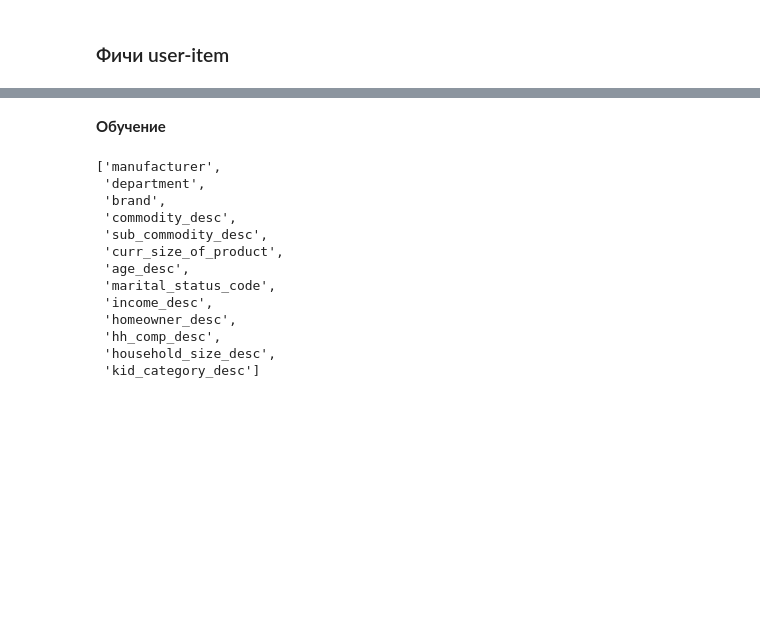
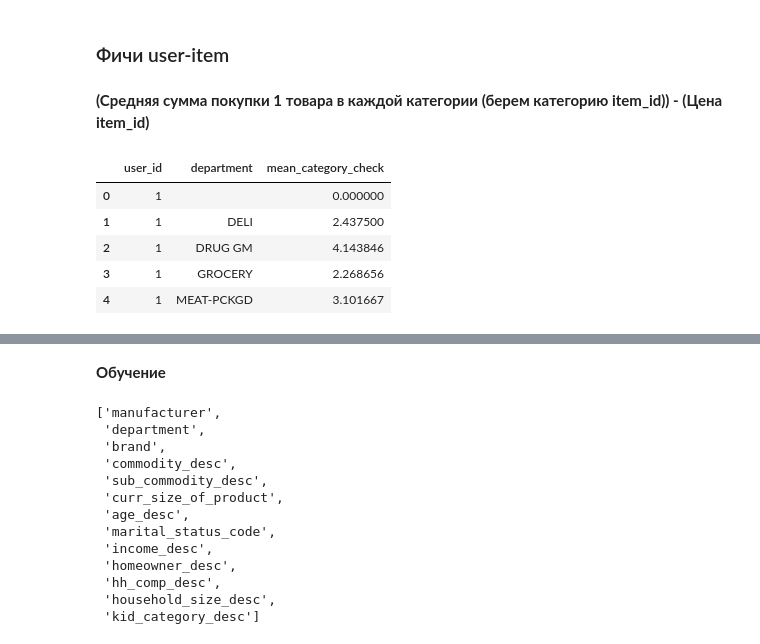
Before and after one commit to zhukovnikolay/RecSys, a Jupyter notebook: hw6.ipynb, the cells around one changed output, grey strips where cells are left out. Drawn from its saved outputs; the diff is of its cells as text; code cells hidden in the pictures; blank space fills up the shorter version.

```diff
--- a/hw6.ipynb
+++ b/hw6.ipynb
@@ -392,2 +400,4 @@ df_ranker_train.head(2)
 # %% [markdown]
 ### Фичи user-item
+# %% [markdown]
+**(Средняя сумма покупки 1 товара в каждой категории (берем категорию item_id)) - (Цена item_id)**
@@ -393,0 +406,11 @@ df_ranker_train.head(2)
+# %%
+mean_category_check = data_train_ranker.groupby(['user_id', 'department']).agg({'price': 'mean'}).reset_index()
+mean_category_check.rename(columns={'price': 'mean_category_check'}, inplace=True)
+mean_category_check.head()
+# %% [output]
+|  | user_id | department | mean_category_check |
+| 0 | 1 |  | 0.000000 |
+| 1 | 1 | DELI | 2.437500 |
+| 2 | 1 | DRUG GM | 4.143846 |
+| 3 | 1 | GROCERY | 2.268656 |
+| 4 | 1 | MEAT-PCKGD | 3.101667 |
```
Also changed, not shown: parts of 25 cells of this notebook.
